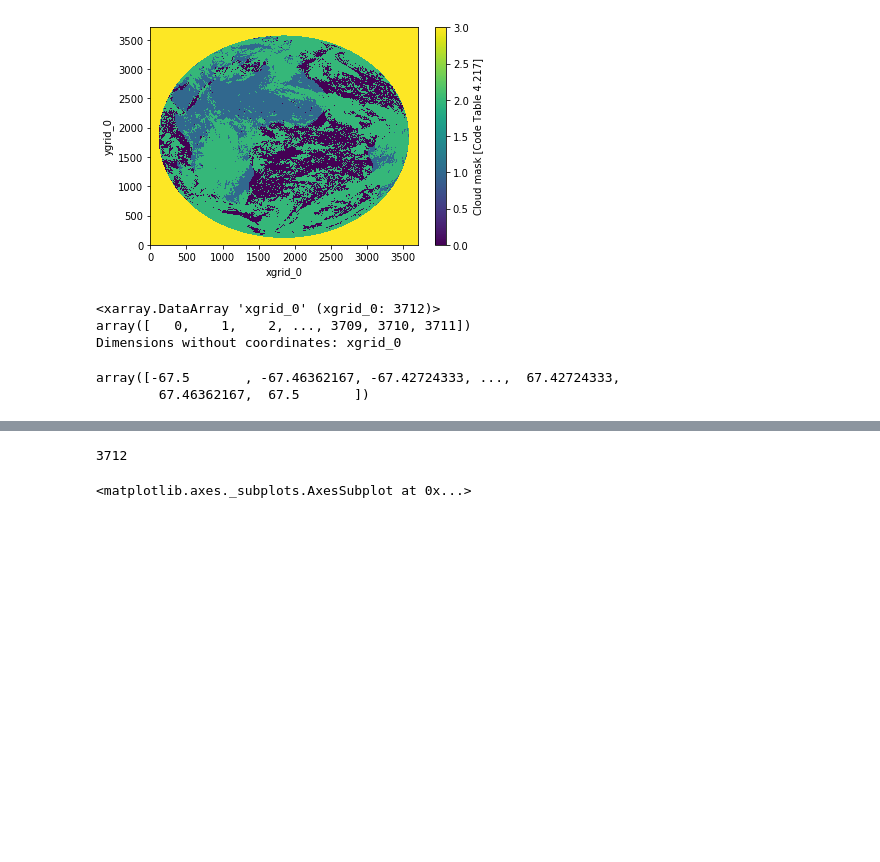
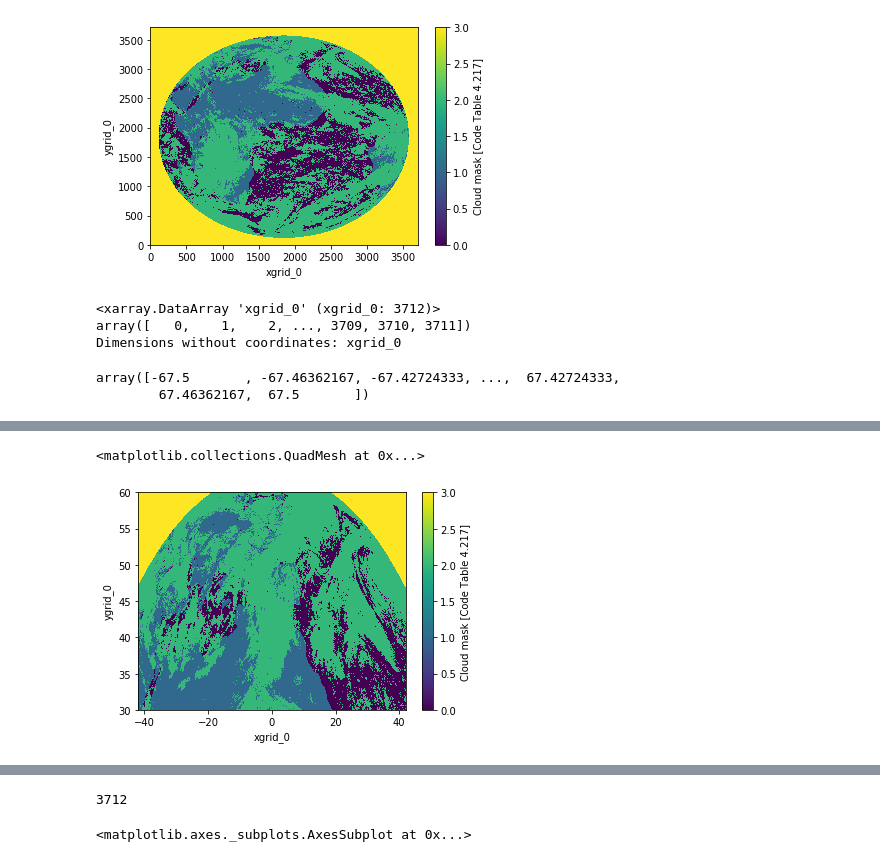
Before and after one commit to hannasv/ms, a Jupyter notebook: notebooks/ReadingSateliteData.ipynb, the cells around one changed output, grey strips where cells are left out. Drawn from its saved outputs; the diff is of its cells as text; code cells hidden in the pictures; blank space fills up the shorter version.

```diff
--- a/notebooks/ReadingSateliteData.ipynb
+++ b/notebooks/ReadingSateliteData.ipynb
@@ -67,0 +90,2 @@ array([-67.5       , -67.46362167, -67.42724333, ...,  67.42724333,
+# %%
+d_lat=data.sel(ygrid_0 = slice(30,47), xgrid_0 = slice( -42,42, ))
@@ -67,0 +102,5 @@ array([-67.5       , -67.46362167, -67.42724333, ...,  67.42724333,
+# %%
+d_lat['CLOUDM_P30_GSV0_I207'].plot()
+# %% [output]
+<matplotlib.collections.QuadMesh at 0x...>
+[figure, added]
```
Also changed, not shown: parts of 10 cells of this notebook, 2 other files.
